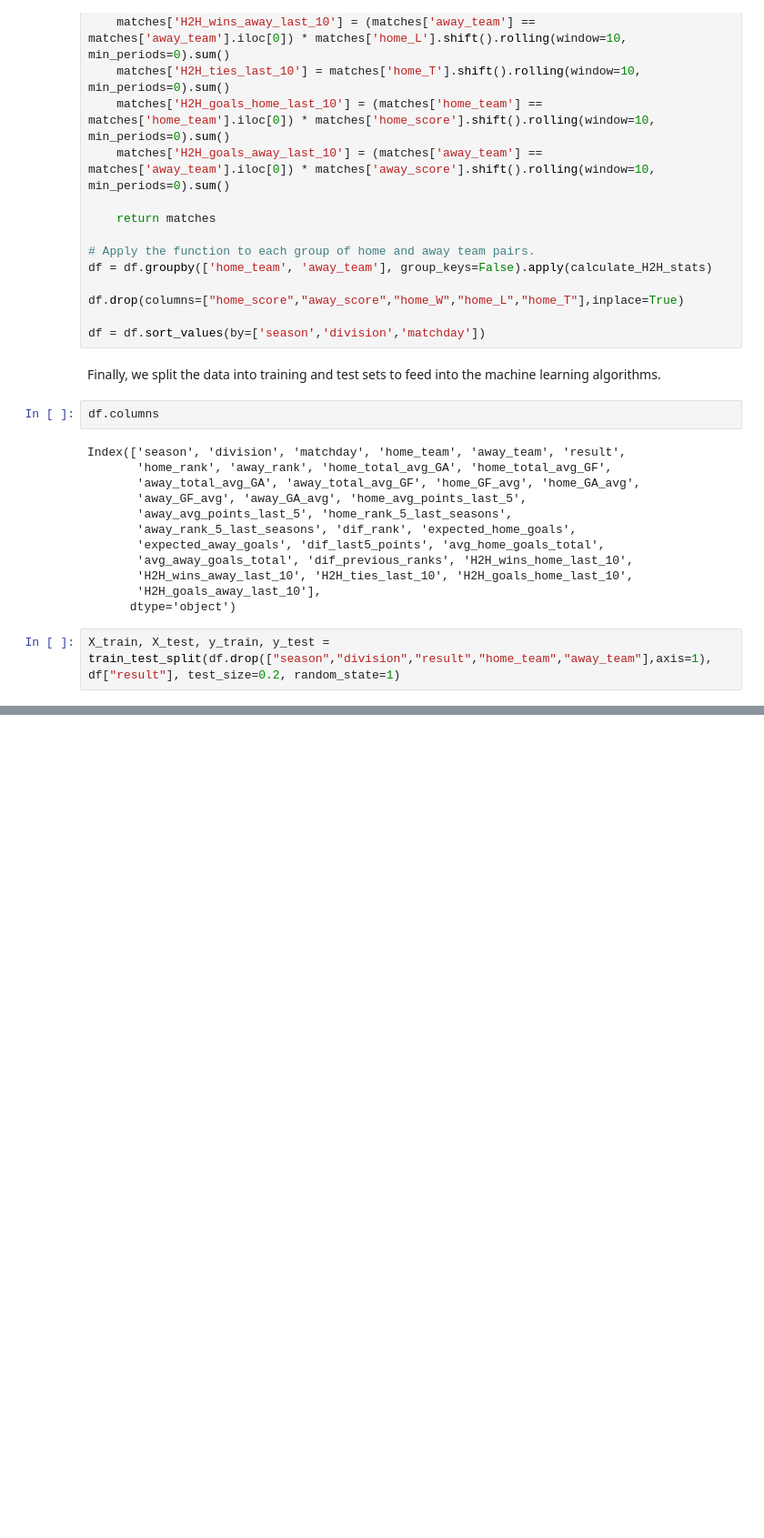
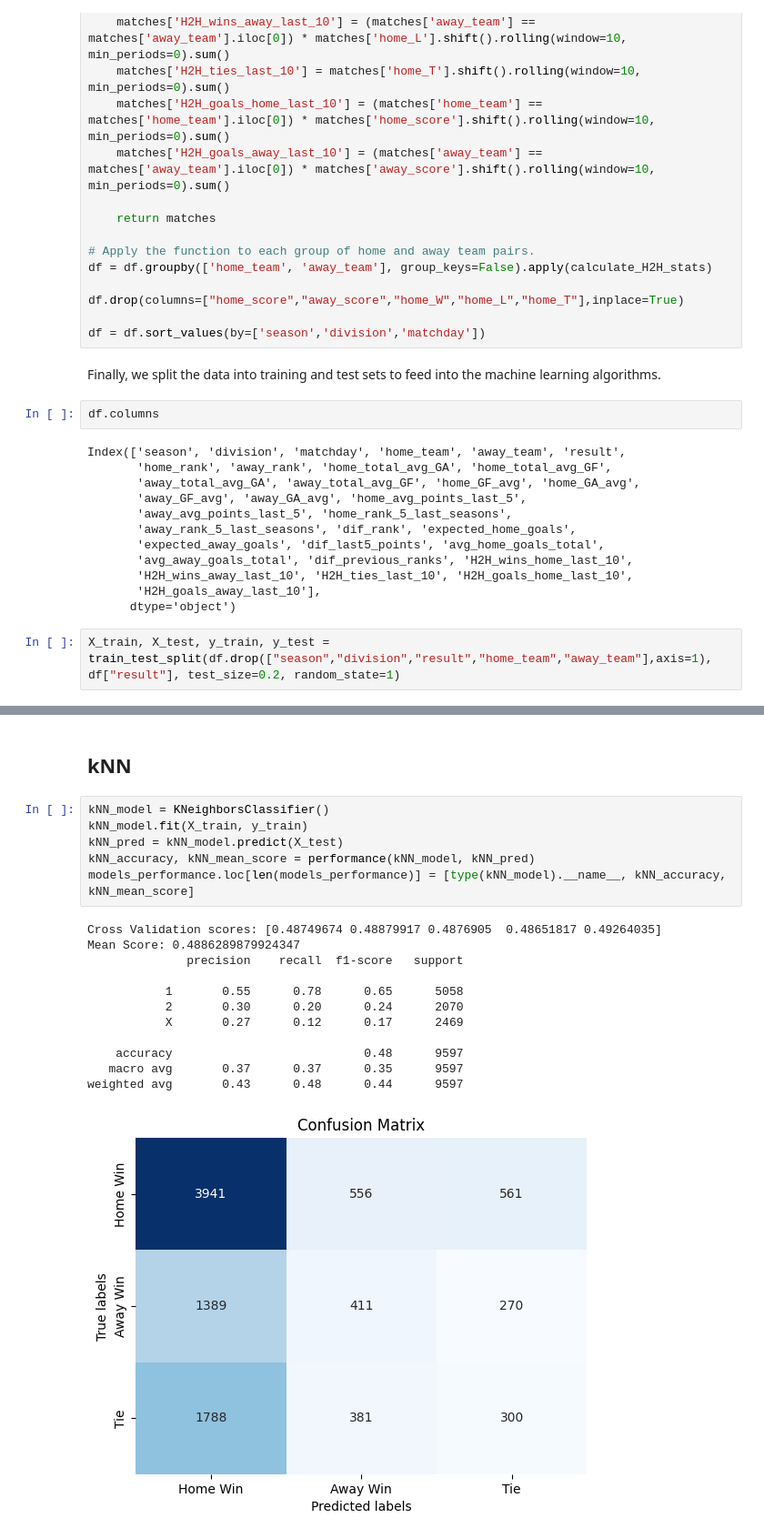
Before and after one commit to ManuIluro22/LaLiga, a Jupyter notebook: analysis/ModelAnalysis.ipynb, the cells around one changed output, grey strips where cells are left out. Shown at 91% size. Cells and saved outputs as stored; diff of their text form; blank space fills up the shorter version.

```diff
--- a/analysis/ModelAnalysis.ipynb
+++ b/analysis/ModelAnalysis.ipynb
@@ -463,0 +557,21 @@ X_train, X_test, y_train, y_test = train_test_split(df.drop(["season","division"
+# %% [markdown]
+## kNN
+# %%
+kNN_model = KNeighborsClassifier()
+kNN_model.fit(X_train, y_train)
+kNN_pred = kNN_model.predict(X_test)
+kNN_accuracy, kNN_mean_score = performance(kNN_model, kNN_pred)
+models_performance.loc[len(models_performance)] = [type(kNN_model).__name__, kNN_accuracy, kNN_mean_score]
+# %% [output]
+Cross Validation scores: [0.48749674 0.48879917 0.4876905  0.48651817 0.49264035]
+Mean Score: 0.4886289879924347
+              precision    recall  f1-score   support
+
+           1       0.55      0.78      0.65      5058
+           2       0.30      0.20      0.24      2070
+           X       0.27      0.12      0.17      2469
+
+    accuracy                           0.48      9597
+   macro avg       0.37      0.37      0.35      9597
+weighted avg       0.43      0.48      0.44      9597
+[figure, added]
```
Also changed, not shown: parts of 21 cells of this notebook.
